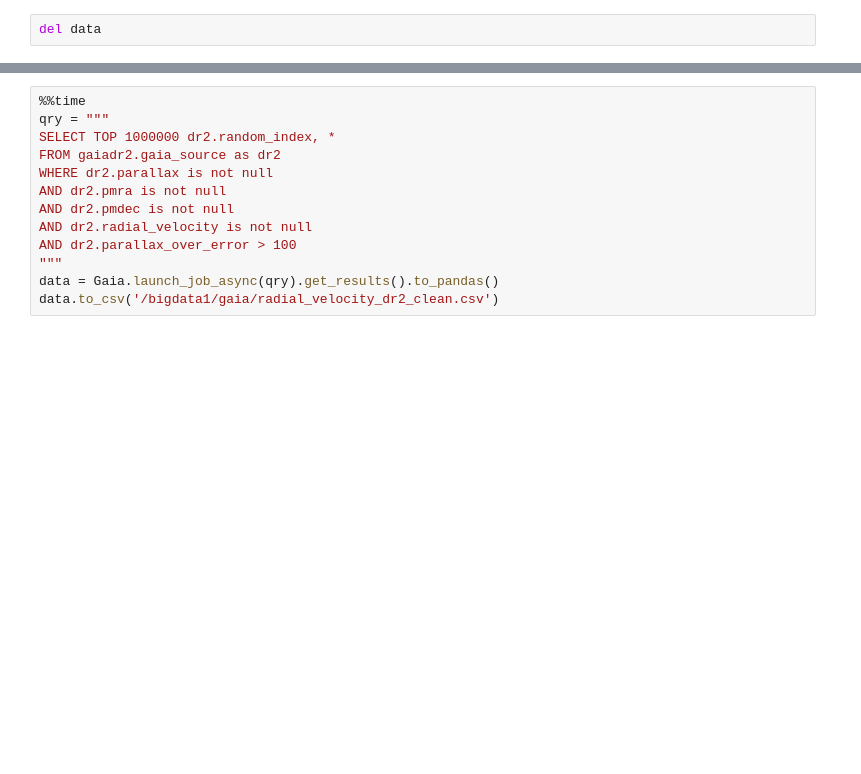
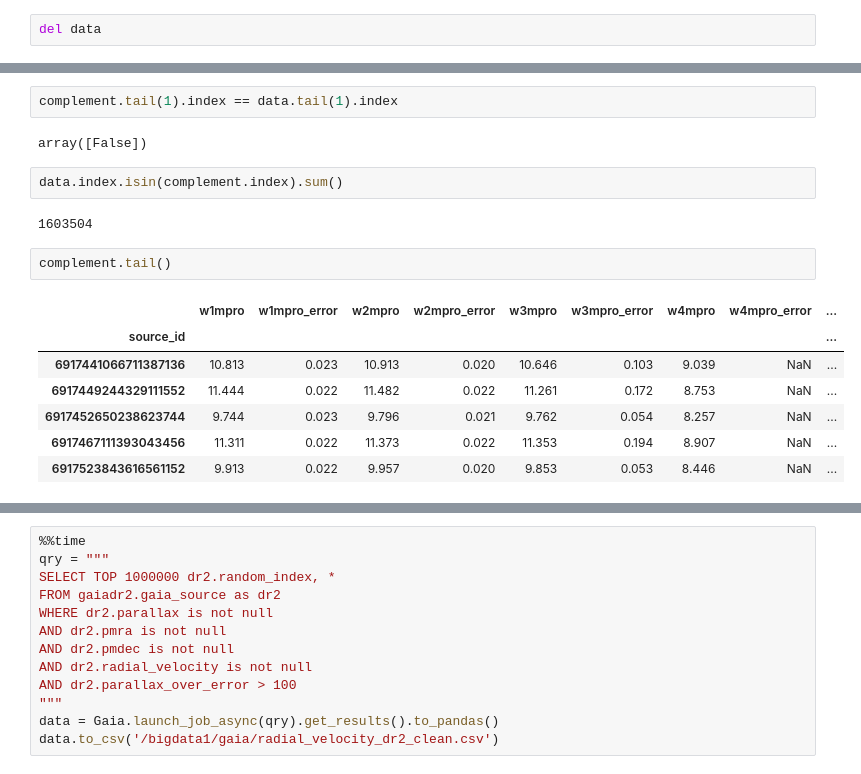
Before and after one commit to richardagalvez/gaiaml, a Jupyter notebook: richard/Pull_data.ipynb, the cells around one changed output, grey strips where cells are left out. Saved outputs shown, nothing was run; the diff lists cells and outputs as text; blank space fills up the shorter version.

```diff
--- a/richard/Pull_data.ipynb
+++ b/richard/Pull_data.ipynb
@@ -271,0 +539,18 @@ del data
+# %%
+complement.tail(1).index == data.tail(1).index
+# %% [output]
+array([False])
+# %%
+data.index.isin(complement.index).sum()
+# %% [output]
+1603504
+# %%
+complement.tail()
+# %% [output]
+|  | w1mpro | w1mpro_error | w2mpro | w2mpro_error | w3mpro | w3mpro_error | w4mpro | w4mpro_error | ... |
+| source_id |  |  |  |  |  |  |  |  | ... |
+| 6917441066711387136 | 10.813 | 0.023 | 10.913 | 0.020 | 10.646 | 0.103 | 9.039 | NaN | ... |
+| 6917449244329111552 | 11.444 | 0.022 | 11.482 | 0.022 | 11.261 | 0.172 | 8.753 | NaN | ... |
+| 6917452650238623744 | 9.744 | 0.023 | 9.796 | 0.021 | 9.762 | 0.054 | 8.257 | NaN | ... |
+| 6917467111393043456 | 11.311 | 0.022 | 11.373 | 0.022 | 11.353 | 0.194 | 8.907 | NaN | ... |
+| 6917523843616561152 | 9.913 | 0.022 | 9.957 | 0.020 | 9.853 | 0.053 | 8.446 | NaN | ... |
```
Also changed, not shown: parts of 20 cells of this notebook, 1 other file.
